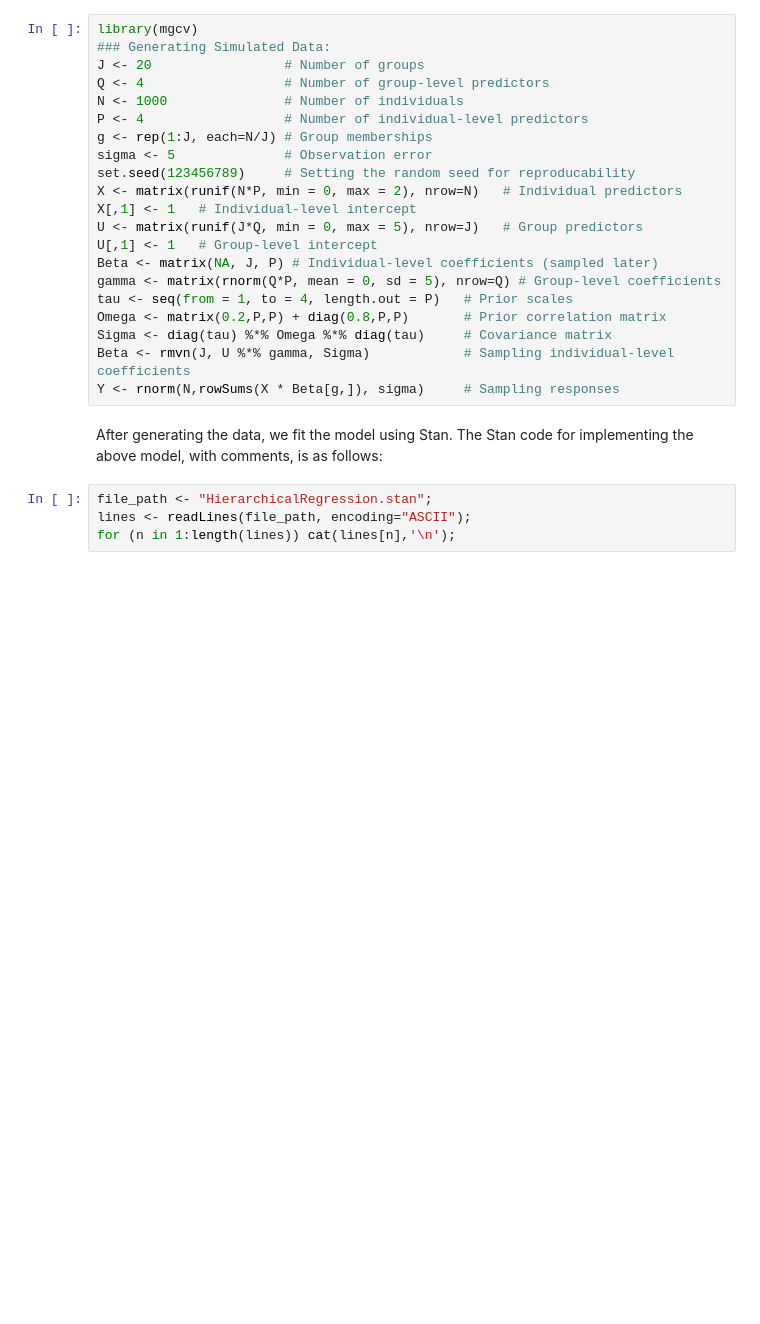
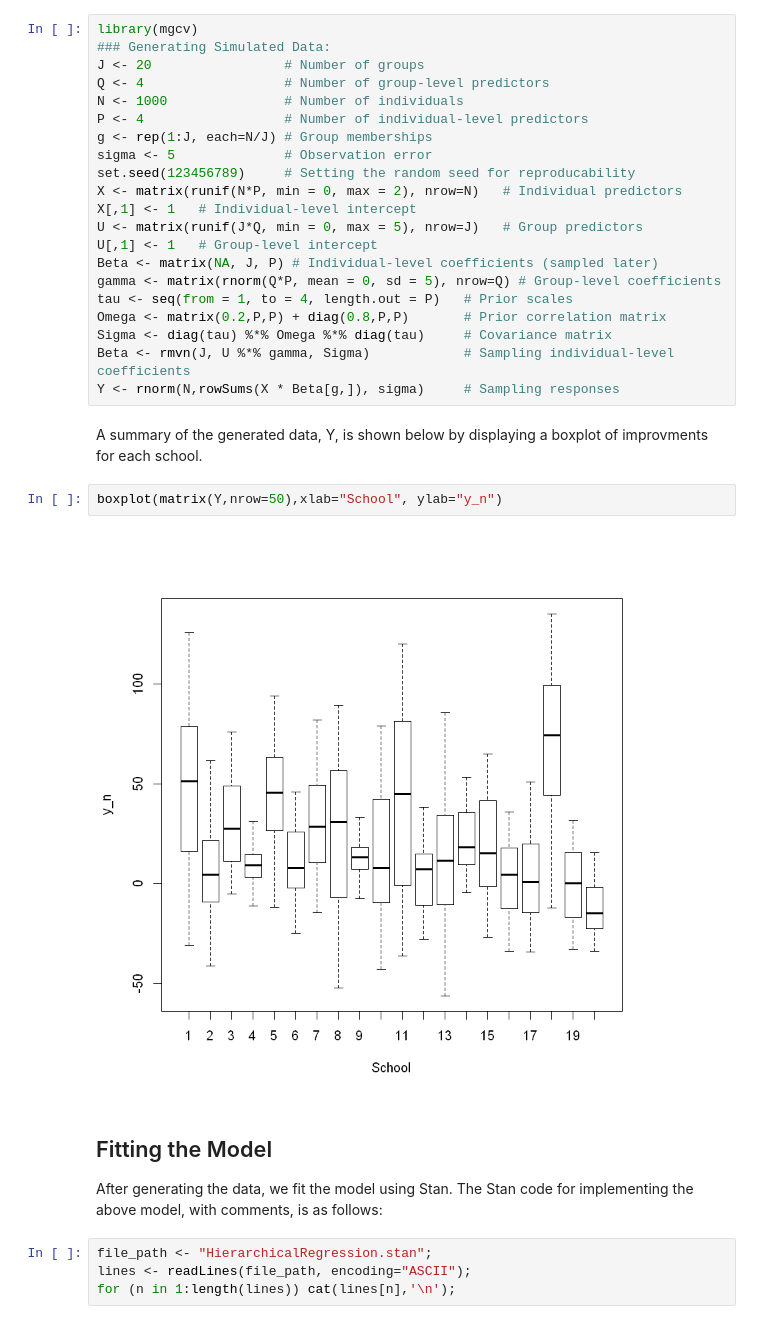
Before and after one commit to milkha/JupyterTest2, a Jupyter notebook: Model.ipynb, the cells around one changed output. Saved outputs shown, nothing was run; the diff lists cells and outputs as text; blank space fills up the shorter version.

```diff
--- a/Model.ipynb
+++ b/Model.ipynb
@@ -54,7 +54,15 @@ Omega <- matrix(0.2,P,P) + diag(0.8,P,P)       # Prior correlation matrix
 Sigma <- diag(tau) %*% Omega %*% diag(tau)     # Covariance matrix
 Beta <- rmvn(J, U %*% gamma, Sigma)            # Sampling individual-level coefficients
 Y <- rnorm(N,rowSums(X * Beta[g,]), sigma)     # Sampling responses
+# %% [markdown]
+A summary of the generated data, Y, is shown below by displaying a boxplot of improvments for each school.
+# %%
+boxplot(matrix(Y,nrow=50),xlab="School", ylab="y_n")
+# %% [output]
+[figure, added]
 # %% [markdown]
+## Fitting the Model
+
 After generating the data, we fit the model using Stan. The Stan code for implementing the above model, with comments, is as follows:
 # %%
 file_path <- "HierarchicalRegression.stan";
```
Also changed, not shown: parts of 14 cells of this notebook.
